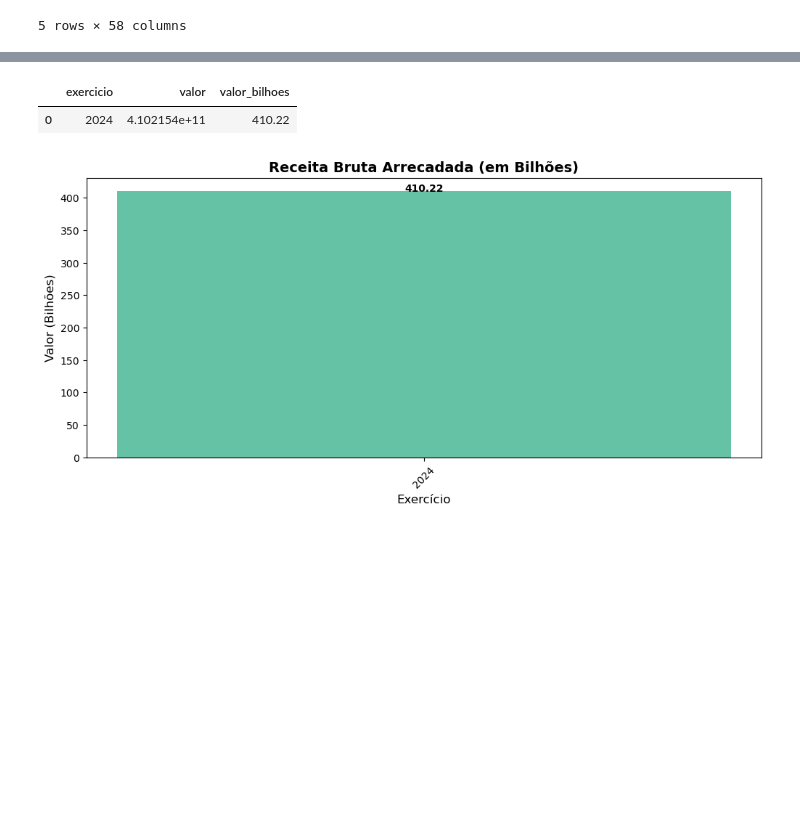
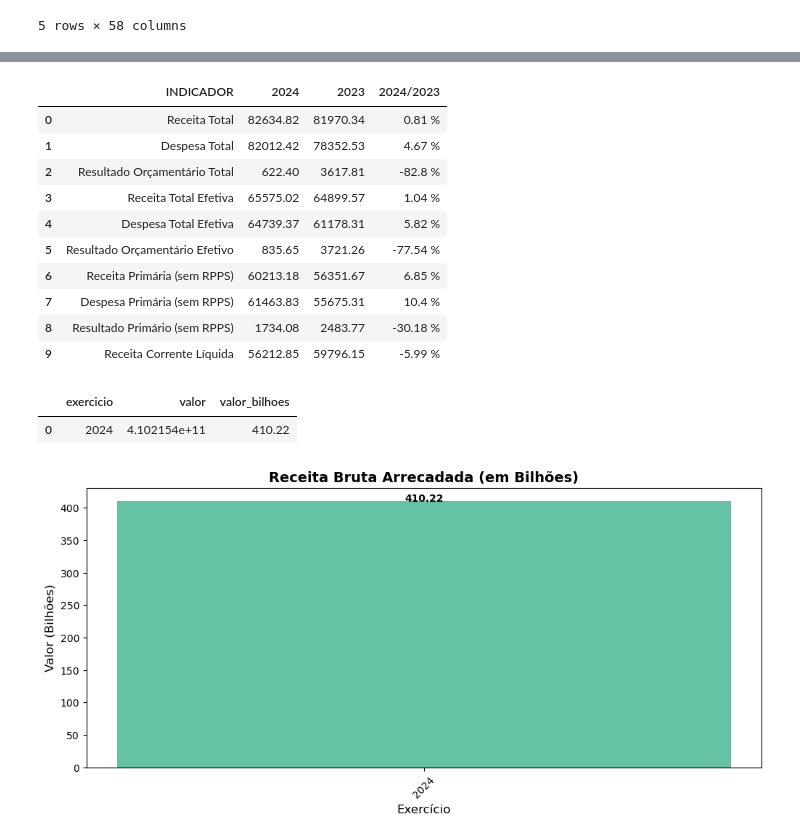
Before and after one commit to PedroJRod/api_siconfi, a Jupyter notebook: report.ipynb, the cells around one changed output, grey strips where cells are left out. Saved outputs shown, nothing was run; the diff lists cells and outputs as text; code cells hidden in the pictures; blank space fills up the shorter version.

Commit message:
tabela indicadores

```diff
--- a/report.ipynb
+++ b/report.ipynb
@@ -622,6 +622,73 @@ tabela_5
 | 6 | Inversões Financeiras | 1490.65 | 1479.70 | 99.27 % | 2294.42 | ... |
 | 7 | Amortização da Dívida | 972.99 | 384.12 | 39.48 % | 664.08 | ... |
 | 8 | TOTAL DAS DESPESAS | 78158.90 | 64739.37 | 82.83 % | 61178.31 | ... |
+# %%
+tabela_indicadores = pd.DataFrame({
+    'INDICADOR': [
+        'Receita Total',
+        'Despesa Total',
+        'Resultado Orçamentário Total',
+        'Receita Total Efetiva',
+        'Despesa Total Efetiva',
+        'Resultado Orçamentário Efetivo',
+        'Receita Primária (sem RPPS)',
+        'Despesa Primária (sem RPPS)',
+        'Resultado Primário (sem RPPS)',
+        'Receita Corrente Líquida',
+    ],
+    f'{exercicio}': [
+        get_value(exercicio, 'TotalReceitas','Até o Bimestre (c)'),
+        get_value(exercicio, 'TotalDespesas','DESPESAS EMPENHADAS ATÉ O BIMESTRE (f)'),
+        (get_value(exercicio, 'TotalReceitas','Até o Bimestre (c)')
+         -get_value(exercicio, 'TotalDespesas','DESPESAS EMPENHADAS ATÉ O BIMESTRE (f)')),
+        float(tabela_1.loc[tabela_1['RECEITAS'] == 'TOTAL DAS RECEITAS (LÍQUIDA)', f'ARRECADADO (B) {exercicio}'].values[0]),
+        float(tabela_5.loc[tabela_5['DESPESAS'] == 'TOTAL DAS DESPESAS', f'EMPENHADO {exercicio} (B)']),
+        (float(tabela_1.loc[tabela_1['RECEITAS'] == 'TOTAL DAS RECEITAS (LÍQUIDA)', f'ARRECADADO (B) {exercicio}'].values[0])
+         -float(tabela_5.loc[tabela_5['DESPESAS'] == 'TOTAL DAS DESPESAS', f'EMPENHADO {exercicio} (B)'])),
+        get_value(exercicio, 'ReceitaPrimariaTotalExcetoFontesRPPS','RECEITAS REALIZADAS (a)'),
+        get_value(exercicio, 'DespesaPrimariaTotalExcetoFontesRPPS','DESPESAS EMPENHADAS'),
+        get_value(exercicio, 'ResultadoPrimarioSemRPPSAcimaDaLinha','VALOR'),
+        get_value(exercicio, 'RREO3ReceitaCorrenteLiquida','PREVISÃO ATUALIZADA'),
+    ],
+    f'{exercicio_anterior}': [
+        get_value(exercicio_anterior, 'TotalReceitas','Até o Bimestre (c)'),
+        get_value(exercicio_anterior, 'TotalDespesas','DESPESAS EMPENHADAS ATÉ O BIMESTRE (f)'),
+        (get_value(exercicio_anterior, 'TotalReceitas','Até o Bimestre (c)')
+         -get_value(exercicio_anterior, 'TotalDespesas','DESPESAS EMPENHADAS ATÉ O BIMESTRE (f)')),
+        float(tabela_1.loc[tabela_1['RECEITAS'] == 'TOTAL DAS RECEITAS (LÍQUIDA)', f'{exercicio_anterior} (D)'].values[0]),
+        float(tabela_5.loc[tabela_5['DESPESAS'] == 'TOTAL DAS DESPESAS', f'EMPENHADO {exercicio_anterior} (D)']),
+        (float(tabela_1.loc[tabela_1['RECEITAS'] == 'TOTAL DAS RECEITAS (LÍQUIDA)', f'{exercicio_anterior} (D)'].values[0])
+         -float(tabela_5.loc[tabela_5['DESPESAS'] == 'TOTAL DAS DESPESAS', f'EMPENHADO {exercicio_anterior} (D)'])),
+        get_value(exercicio_anterior, 'ReceitaPrimariaTotalExcetoFontesRPPS','RECEITAS REALIZADAS (a)'),
+        get_value(exercicio_anterior, 'DespesaPrimariaTotalExcetoFontesRPPS','DESPESAS EMPENHADAS'),
+        get_value(exercicio_anterior, 'ResultadoPrimarioSemRPPSAcimaDaLinha','VALOR'),
+        get_value(exercicio, 'RREO3ReceitaCorrenteLiquida','TOTAL (ÚLTIMOS 12 MESES)'),
+    ],
+    f'{exercicio}/{exercicio_anterior}': [0] * 10
+})
+
+
+
+tabela_indicadores[f'{exercicio}'] = pd.to_numeric(tabela_indicadores[f'{exercicio}'], errors='coerce')
+tabela_indicadores[f'{exercicio_anterior}'] = pd.to_numeric(tabela_indicadores[f'{exercicio_anterior}'], errors='coerce')
+
+tabela_indicadores[f'{exercicio}/{exercicio_anterior}'] = (
+    (tabela_indicadores[f'{exercicio}'] / tabela_indicadores[f'{exercicio_anterior}'] - 1) * 100
+).round(2).fillna(0).replace([float('inf'), -float('inf')], 0).astype(str) + ' %'
+
+tabela_indicadores
+# %% [output]
+|  | INDICADOR | 2024 | 2023 | 2024/2023 |
+| 0 | Receita Total | 82634.82 | 81970.34 | 0.81 % |
+| 1 | Despesa Total | 82012.42 | 78352.53 | 4.67 % |
+| 2 | Resultado Orçamentário Total | 622.40 | 3617.81 | -82.8 % |
+| 3 | Receita Total Efetiva | 65575.02 | 64899.57 | 1.04 % |
+| 4 | Despesa Total Efetiva | 64739.37 | 61178.31 | 5.82 % |
+| 5 | Resultado Orçamentário Efetivo | 835.65 | 3721.26 | -77.54 % |
+| 6 | Receita Primária (sem RPPS) | 60213.18 | 56351.67 | 6.85 % |
+| 7 | Despesa Primária (sem RPPS) | 61463.83 | 55675.31 | 10.4 % |
+| 8 | Resultado Primário (sem RPPS) | 1734.08 | 2483.77 | -30.18 % |
+| 9 | Receita Corrente Líquida | 56212.85 | 59796.15 | -5.99 % |
 # %%
 contas_receitas_correntes = [
     'ReceitaDeContribuicoes',
```
Also changed, not shown: 1 other file.
